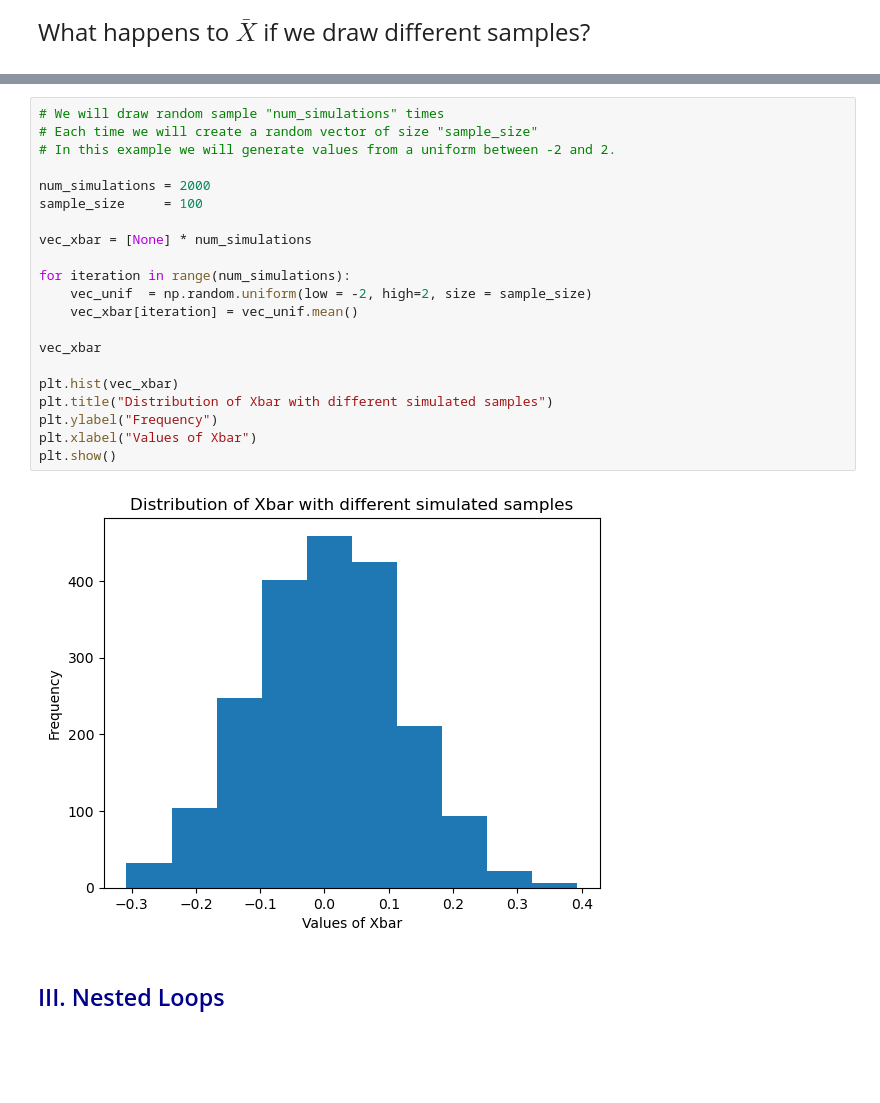
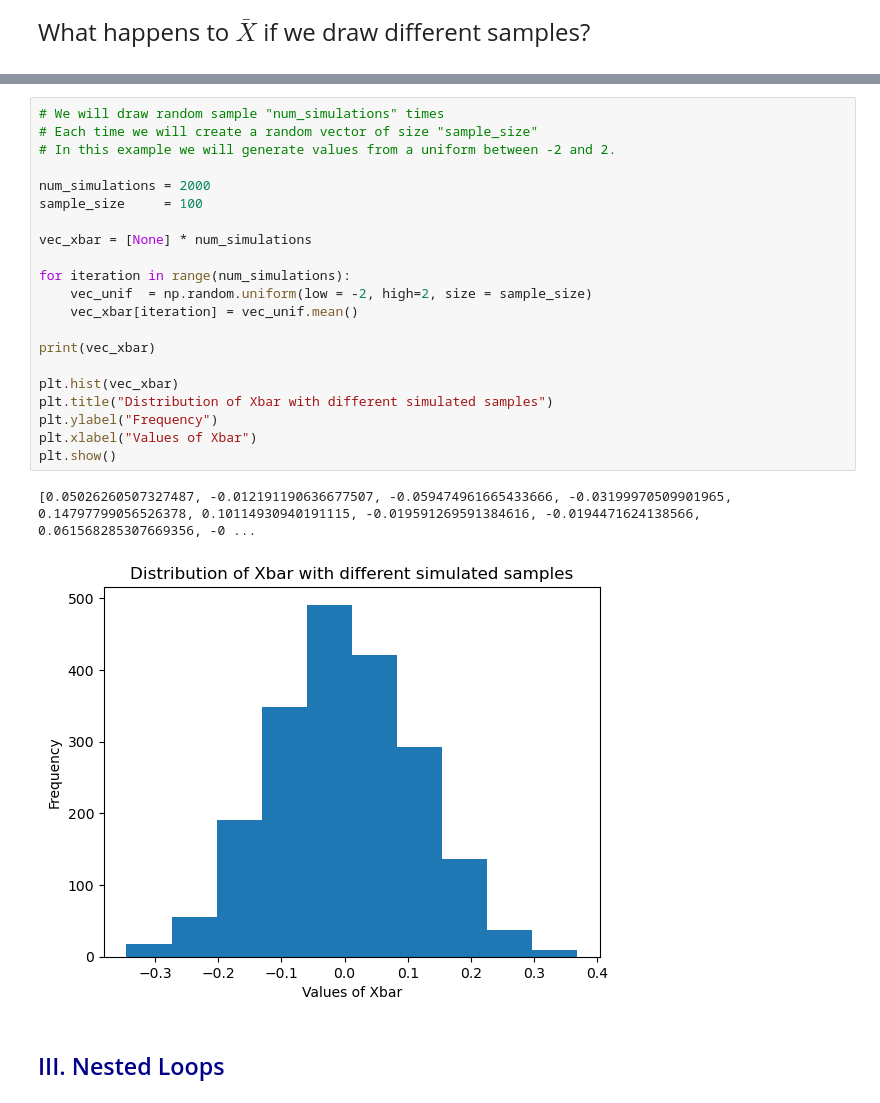
Before and after one commit to SeanB367/qtm151spring2024, a Jupyter notebook: lecture_06/Lecture 6.ipynb, the cells around one changed output, grey strips where cells are left out. Saved outputs shown, nothing was run; the diff lists cells and outputs as text; blank space fills up the shorter version.

```diff
--- a/lecture_06/Lecture 6.ipynb
+++ b/lecture_06/Lecture 6.ipynb
@@ -187,26 +188,27 @@ vec_xbar
 # %%
 # We will draw random sample "num_simulations" times
 # Each time we will create a random vector of size "sample_size"
 # In this example we will generate values from a uniform between -2 and 2.
 
 num_simulations = 2000
 sample_size     = 100
 
 vec_xbar = [None] * num_simulations
 
 for iteration in range(num_simulations):
     vec_unif  = np.random.uniform(low = -2, high=2, size = sample_size)
     vec_xbar[iteration] = vec_unif.mean()
 
-vec_xbar
+print(vec_xbar)
 
 plt.hist(vec_xbar)
 plt.title("Distribution of Xbar with different simulated samples")
 plt.ylabel("Frequency")
 plt.xlabel("Values of Xbar")
 plt.show()
 # %% [output]
+[0.05026260507327487, -0.012191190636677507, -0.059474961665433666, -0.03199970509901965, 0.14797799056526378, 0.10114930940191115, -0.019591269591384616, -0.0194471624138566, 0.061568285307669356, -0 ...
-[figure, old version]
+[figure, new version]
 # %% [markdown]
 ## <span style="color:darkblue"> III. Nested Loops </span>
 # %% [markdown]
```
Also changed, not shown: parts of 6 cells of this notebook, 9 other files.
